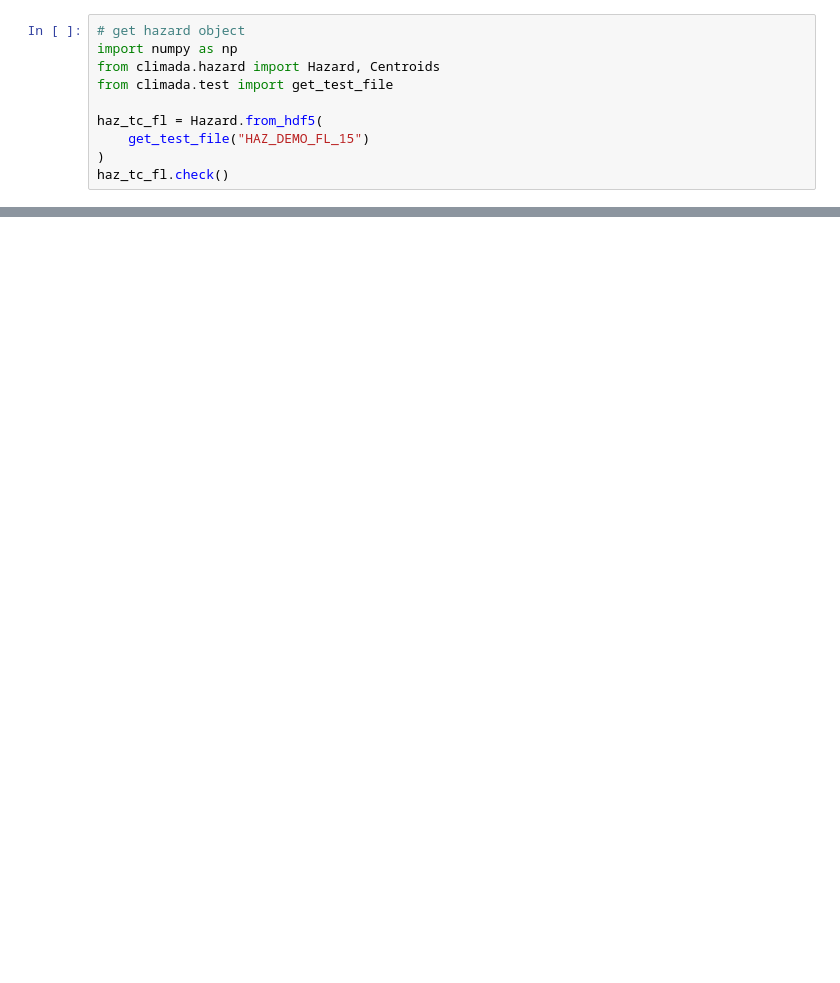
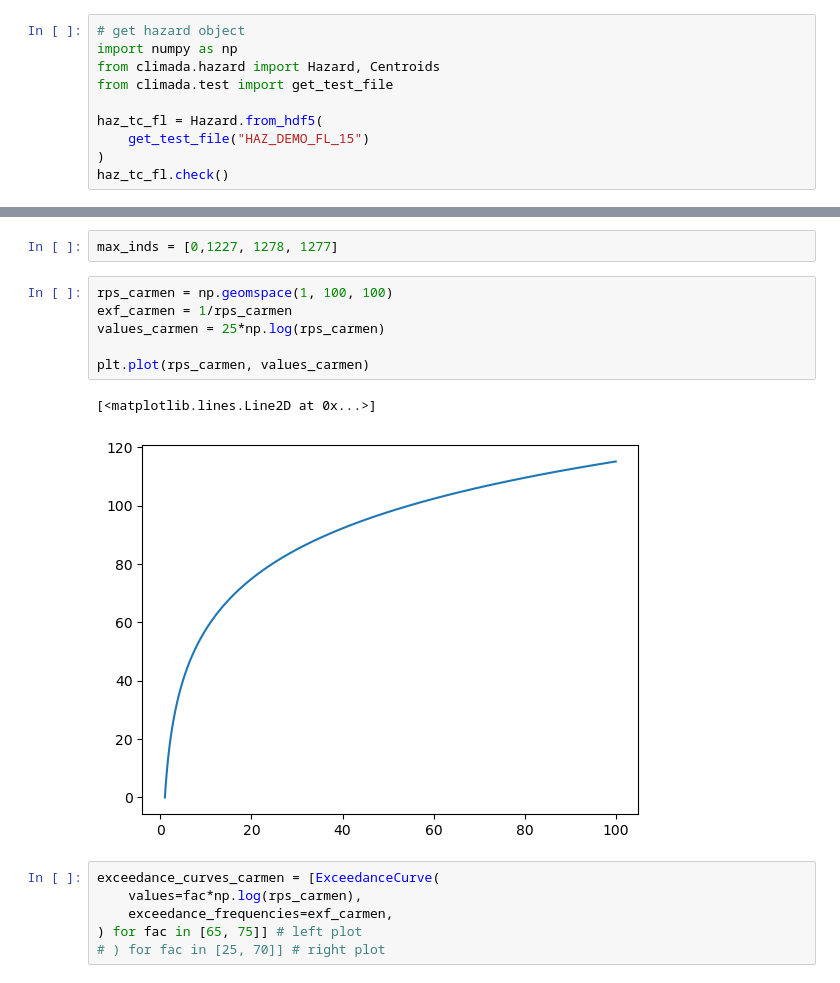
Before and after one commit to ValentinGebhart/exceedance_frequency_curves, a Jupyter notebook: example.ipynb, the cells around one changed output, grey strips where cells are left out. Saved outputs shown, nothing was run; the diff lists cells and outputs as text; blank space fills up the shorter version.

```diff
--- a/example.ipynb
+++ b/example.ipynb
@@ -99,0 +100,17 @@ agg_rp_curve.plot_exceedance_instensity_curve()
+# %%
+max_inds = [0,1227, 1278, 1277]
+# %%
+rps_carmen = np.geomspace(1, 100, 100)
+exf_carmen = 1/rps_carmen
+values_carmen = 25*np.log(rps_carmen)
+
+plt.plot(rps_carmen, values_carmen)
+# %% [output]
+[<matplotlib.lines.Line2D at 0x...>]
+[figure, added]
+# %%
+exceedance_curves_carmen = [ExceedanceCurve(
+    values=fac*np.log(rps_carmen),
+    exceedance_frequencies=exf_carmen,
+) for fac in [65, 75]] # left plot
+# ) for fac in [25, 70]] # right plot
```
Also changed, not shown: parts of 18 cells of this notebook, 1 other file.
